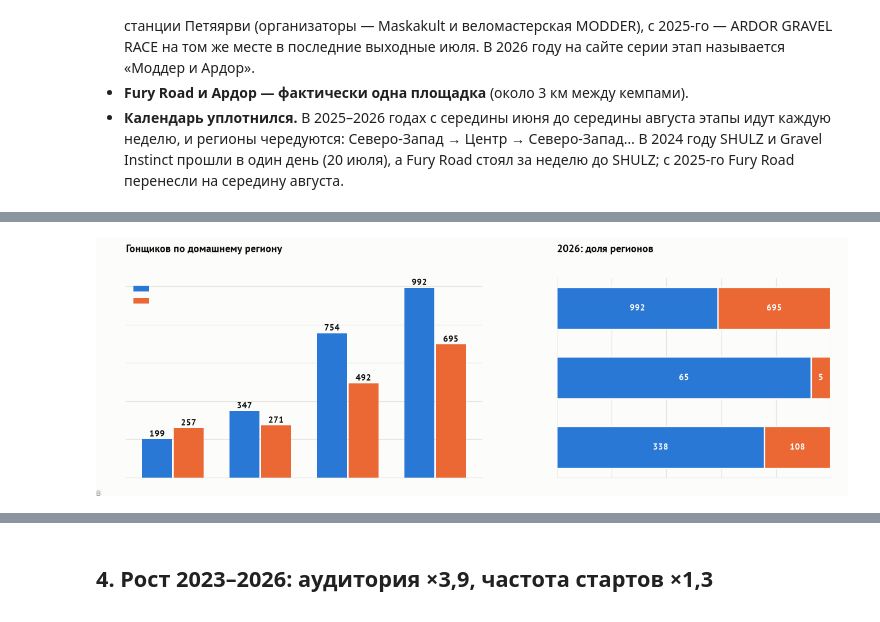
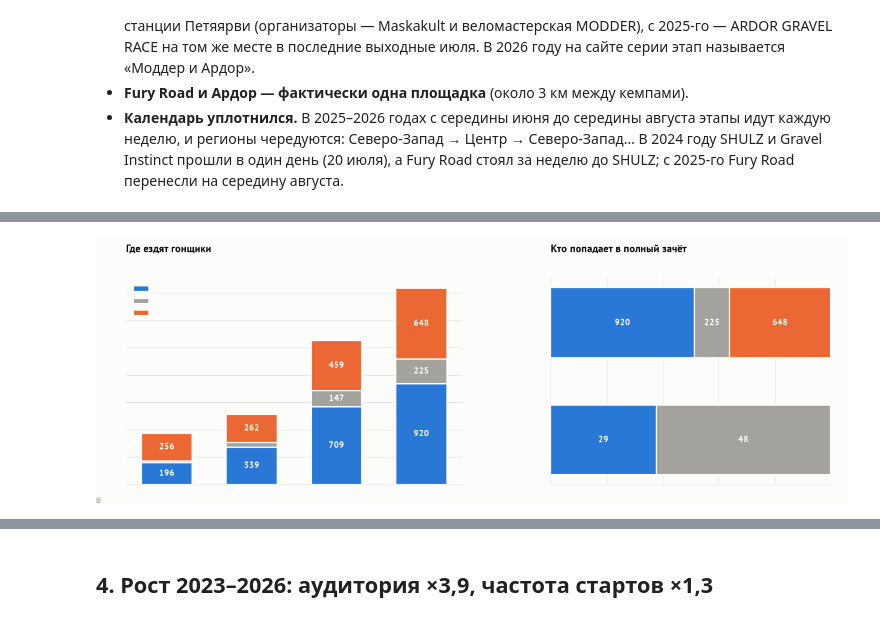
Before and after one commit to oiltsar/rgs-gravel-analytics, a Jupyter notebook: notebooks/analysis.ipynb, the cells around one changed output, grey strips where cells are left out. Cells and saved outputs as stored; diff of their text form; code cells hidden in the pictures.

```diff
--- a/notebooks/analysis.ipynb
+++ b/notebooks/analysis.ipynb
@@ -334,32 +338,33 @@ compare
 # %%
-fig, axes = plt.subplots(1, 2, figsize=(12, 4.2), gridspec_kw={"width_ratios": [1.3, 1]})
+fig, axes = plt.subplots(1, 2, figsize=(12, 4.3), gridspec_kw={"width_ratios": [1.2, 1]})
+colors = {"только Северо-Запад": BLUE, "оба региона": GRAY, "только Центр": ORANGE}
 ax = axes[0]
-yrs = audience.index.values
-for k, (reg, color) in enumerate([("Северо-Запад", BLUE), ("Центр", ORANGE)]):
-    ax.bar(yrs + (k - 0.5) * 0.36, audience[reg], width=0.34, color=color, label=reg)
-    for x, v in zip(yrs, audience[reg]):
-        ax.text(x + (k - 0.5) * 0.36, v + 15, f"{v}", ha="center", fontsize=9.5, weight="bold")
-ax.set_xticks(yrs); ax.legend(loc="upper left", fontsize=9)
-ax.set_title("Гонщиков по домашнему региону", fontsize=12)
-viz.subtitle(ax, "Северо-Запад вырос в 5 раз, Центр — в 2,7 раза")
+bottom = np.zeros(len(audience))
+for g in groups:
+    ax.bar(audience.index, audience[g], bottom=bottom, color=colors[g], width=0.6, label=g, edgecolor=SURFACE, linewidth=1.5)
+    for x, v, b in zip(audience.index, audience[g], bottom):
+        if v > 60:
+            ax.text(x, b + v / 2, f"{v}", ha="center", va="center", color="white", fontsize=9.5, weight="bold")
+    bottom += audience[g].values
+ax.set_xticks(audience.index); ax.legend(loc="upper left", fontsize=9)
+ax.set_title("Где ездят гонщики", fontsize=12)
+viz.subtitle(ax, "Большинство катается только в своём регионе")
 
 ax = axes[1]
-c26 = compare.loc[["Северо-Запад", "Центр"]]
-cats = ["гонщиков", "полный зачёт (4+ рейтинговые)", "2+ этапа в своём регионе"]
-labels = ["все гонщики", "сейчас в полном\nзачёте", "2+ этапа в своём\nрегионе"]
-for i, c in enumerate(cats):
-    tot = c26[c].sum(); left = 0
-    for reg, color in [("Северо-Запад", BLUE), ("Центр", ORANGE)]:
-        share = c26.loc[reg, c] / tot
-        ax.barh(i, share, left=left, color=color, height=0.6, edgecolor=SURFACE, linewidth=1.5)
-        ax.text(left + share / 2, i, f"{c26.loc[reg, c]}", ha="center", va="center", color="white", fontsize=10, weight="bold")
+for i, col in enumerate(["гонщиков", "в полном зачёте"]):
+    tot = compare[col].sum(); left = 0
+    for g in groups:
+        v = compare.loc[g, col]; share = v / tot
+        ax.barh(i, share, left=left, color=colors[g], height=0.6, edgecolor=SURFACE, linewidth=1.5)
+        if v > 0:
+            ax.text(left + share / 2, i, f"{v}", ha="center", va="center", color="white", fontsize=10, weight="bold")
         left += share
-ax.set_yticks(range(len(cats)), labels, fontsize=9.5); ax.invert_yaxis()
+ax.set_yticks([0, 1], ["все гонщики 2026", "полный зачёт 2026"]); ax.invert_yaxis()
 ax.xaxis.set_major_formatter(mtick.PercentFormatter(1, decimals=0)); ax.set_xlim(0, 1)
 ax.grid(axis="y", visible=False); ax.grid(axis="x", visible=True)
-ax.set_title("2026: доля регионов", fontsize=12)
-viz.subtitle(ax, "В Центре 41% гонщиков, но 7% полного зачёта")
+ax.set_title("Кто попадает в полный зачёт", fontsize=12)
+viz.subtitle(ax, "Из 648 гонщиков «только Центр» — никто")
 fig.tight_layout()
 viz.save(fig, "03a_regions"); plt.show()
 # %% [output]
-[figure, old version]
+[figure, new version]
```
Also changed, not shown: parts of 6 cells of this notebook, 10 other files.
